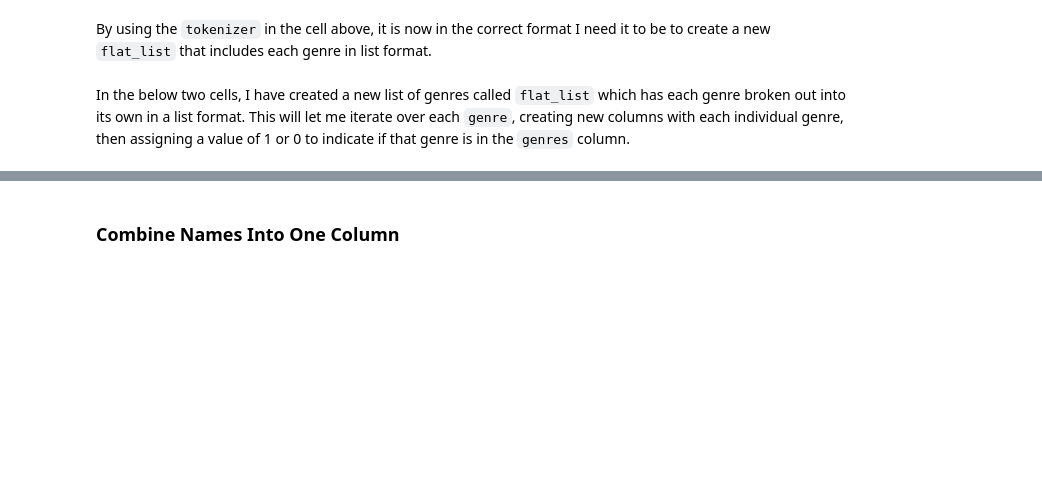
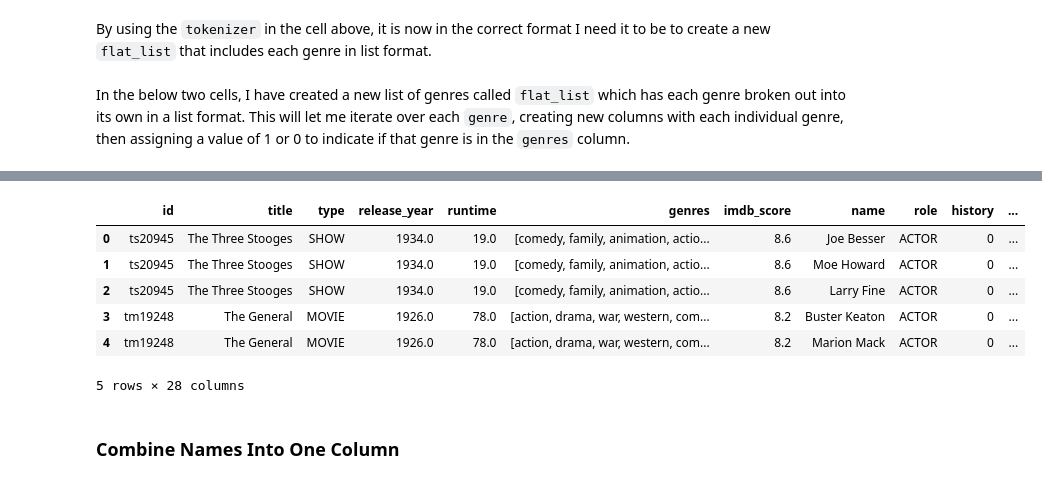
Before and after one commit to jsiddiqui85/Capstone_Recommendation_System, a Jupyter notebook: Workspace/Amazon_Prime_Video_Initial_EDA.ipynb, the cells around one changed output, grey strips where cells are left out. Cells and saved outputs as stored; diff of their text form; code cells hidden in the pictures; blank space fills up the shorter version.

```diff
--- a/Workspace/Amazon_Prime_Video_Initial_EDA.ipynb
+++ b/Workspace/Amazon_Prime_Video_Initial_EDA.ipynb
@@ -478,3 +515,13 @@ movies_df.head()
+# %%
+movies_df.head()
+# %% [output]
+|  | id | title | type | release_year | runtime | genres | imdb_score | name | role | history | ... |
+| 0 | ts20945 | The Three Stooges | SHOW | 1934.0 | 19.0 | [comedy, family, animation, actio... | 8.6 | Joe Besser | ACTOR | 0 | ... |
+| 1 | ts20945 | The Three Stooges | SHOW | 1934.0 | 19.0 | [comedy, family, animation, actio... | 8.6 | Moe Howard | ACTOR | 0 | ... |
+| 2 | ts20945 | The Three Stooges | SHOW | 1934.0 | 19.0 | [comedy, family, animation, actio... | 8.6 | Larry Fine | ACTOR | 0 | ... |
+| 3 | tm19248 | The General | MOVIE | 1926.0 | 78.0 | [action, drama, war, western, com... | 8.2 | Buster Keaton | ACTOR | 0 | ... |
+| 4 | tm19248 | The General | MOVIE | 1926.0 | 78.0 | [action, drama, war, western, com... | 8.2 | Marion Mack | ACTOR | 0 | ... |
+5 rows × 28 columns
 # %% [markdown]
 ### Combine Names Into One Column
 # %% [markdown]
```
Also changed, not shown: parts of 32 cells of this notebook.
